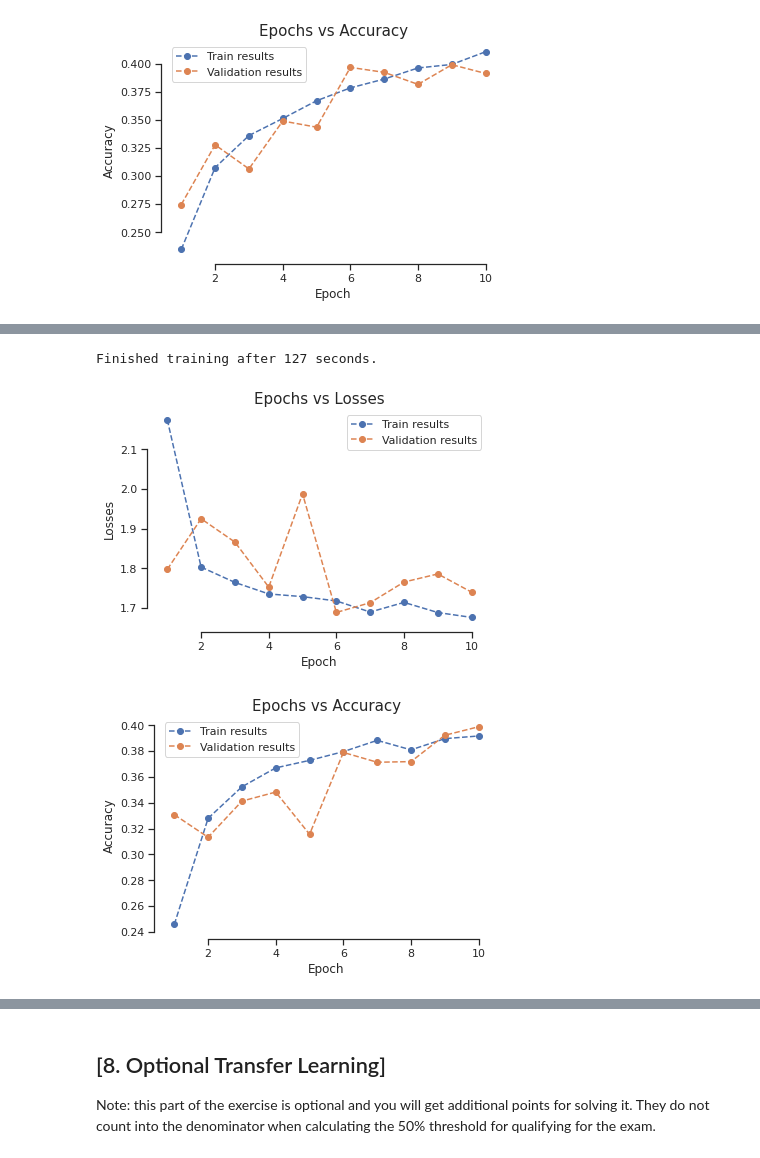
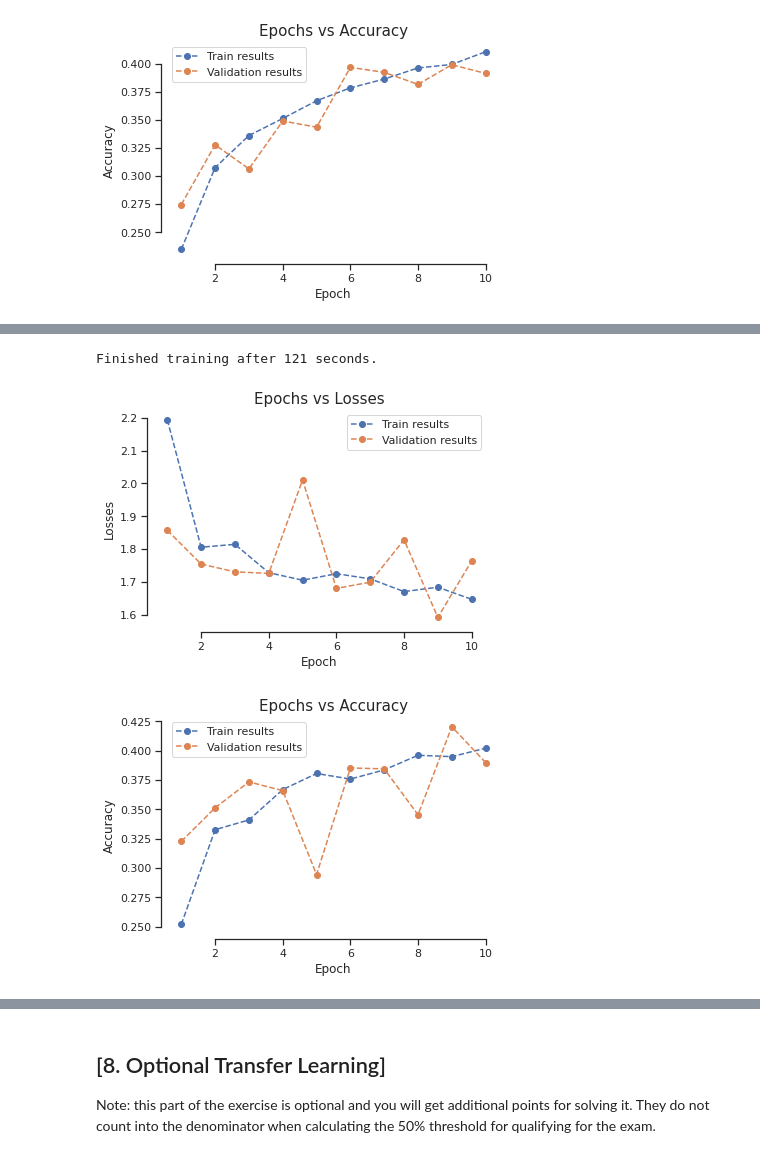
Before and after one commit to Smitpatel37/Deep-Learning-Assignments, a Jupyter notebook: Ex-3/Ex3_2022.ipynb, the cells around one changed output, grey strips where cells are left out. Drawn from its saved outputs; the diff is of its cells as text; code cells hidden in the pictures.

```diff
--- a/Ex-3/Ex3_2022.ipynb
+++ b/Ex-3/Ex3_2022.ipynb
@@ -803,19 +801,19 @@ Finished training after 127 seconds.
 # %%
 # ReduceLROnPlateau -> gamma = 0.1
 model = ResNet(32,3,10).to(device=device)
 optimizer = optim.Adam(model.parameters(), lr=0.1)
 loss_function = torch.nn.CrossEntropyLoss()
-scheduler = ReduceLROnPlateau(optimizer,factor=0.1)
+scheduler = ReduceLROnPlateau(optimizer,factor=0.1, patience = 2)
 
 train_losses, val_losses, train_accs, val_accs, sp, cm = run_training_lr(model, optimizer, loss_function, scheduler,"ReduceLROnPlateau",device, num_epochs=10,train_dataloader=train_set, val_dataloader=val_set)
 
 plot("Epochs vs Losses", "Losses", train_losses, val_losses, yscale='linear', save_path=None, extra_pt=None, extra_pt_label=None)
 plot("Epochs vs Accuracy", "Accuracy", train_accs, val_accs, yscale='linear', save_path=None, extra_pt=None, extra_pt_label=None)
 # %% [output]
 [interactive output not drawn]
-Finished training after 127 seconds.
+Finished training after 121 seconds.
-[figure, old version]
+[figure, new version]
-[figure, old version]
+[figure, new version]
 # %%
 # ReduceLROnPlateau -> gamma = 0.9
 model = ResNet(32,3,10).to(device=device)
```
Also changed, not shown: parts of 7 cells of this notebook.
